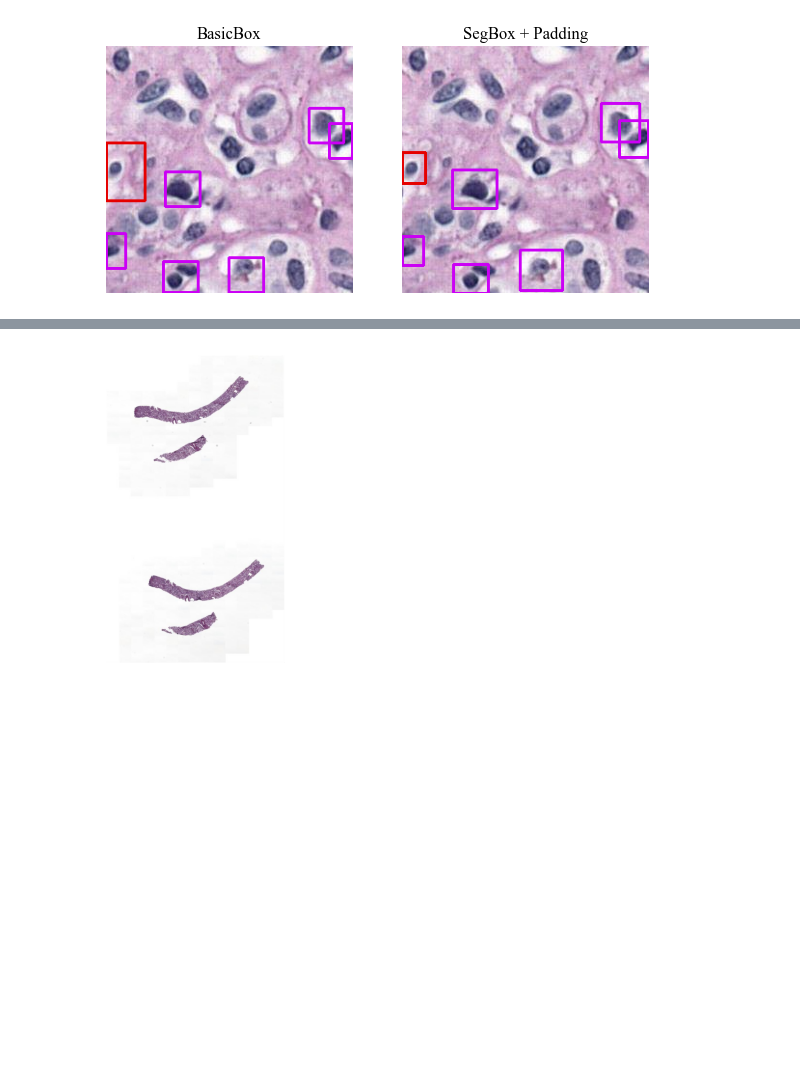
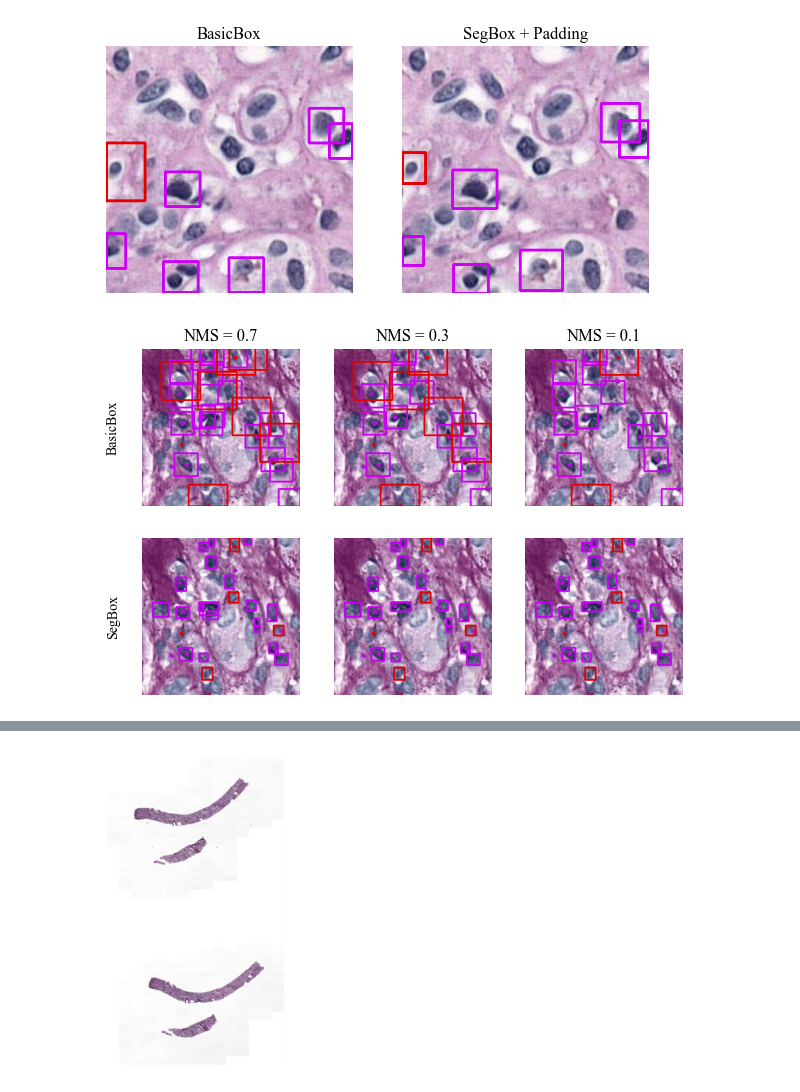
Before and after one commit to tupystep/Monkey-Challenge, a Jupyter notebook: notebooks/figures.ipynb, the cells around one changed output, grey strips where cells are left out. Drawn from its saved outputs; the diff is of its cells as text; code cells hidden in the pictures; blank space fills up the shorter version.

Commit message:
Update comparison_util.py and figures notebook

```diff
--- a/notebooks/figures.ipynb
+++ b/notebooks/figures.ipynb
@@ -113,3 +113,33 @@ ax[1].axis('off')
 plt.show()
 # %% [output]
 [figure]
+# %%
+fig, ax = plt.subplots(2, 3, figsize=(7, 4.5))
+fig.text(ax[0,0].get_position().x0 - 0.05, ax[0,0].get_position().y0 + ax[0,0].get_position().height/2,
+         "BasicBox", va='center', rotation='vertical')
+fig.text(ax[1,0].get_position().x0 - 0.05, ax[1,0].get_position().y0 + ax[1,0].get_position().height/2,
+         "SegBox", va='center', rotation='vertical')
+
+patch1 = Path('../data/basic_box/pas-cpg256/images/B_P000015_PAS_CPG_ROI1_14.png')
+model1 = YOLO('../yolo/basic_box/img256_ep100_yolo11m/weights/last.pt')
+for i, nms in enumerate([0.7, 0.3, 0.1]):
+    results = model1.predict(patch1, imgsz=256, conf=0.25, max_det=None, agnostic_nms=True, iou=nms, verbose=False)
+    patch = draw_predictions_on(draw_patch(patch1, draw_labels=False, draw_annot=True), results[0])
+    patch = cv2.cvtColor(patch, cv2.COLOR_RGB2BGR)
+    ax[0, i].imshow(patch)
+    ax[0, i].set_title(f'NMS = {nms}')
+    ax[0, i].axis('off')
+
+patch2 = Path('../data/basic_box/pas-cpg256/images/B_P000015_PAS_CPG_ROI1_14.png')
+model2 = YOLO('../yolo/pure_box/img256_ep100_yolo11m/weights/last.pt')
+for i, nms in enumerate([0.7, 0.3, 0.1]):
+    results = model2.predict(patch2, imgsz=256, conf=0.25, max_det=None, agnostic_nms=True, iou=nms, verbose=False)
+    patch = draw_predictions_on(draw_patch(patch2, draw_labels=False, draw_annot=True), results[0])
+    patch = cv2.cvtColor(patch, cv2.COLOR_RGB2BGR)
+    ax[1, i].imshow(patch)
+    ax[1, i].axis('off')
+
+# fig.savefig('nms_comparison.pdf', dpi=300, bbox_inches='tight', pad_inches=0)
+plt.show()
+# %% [output]
+[figure, added]
```
Also changed, not shown: parts of 4 cells of this notebook, 1 other file.
